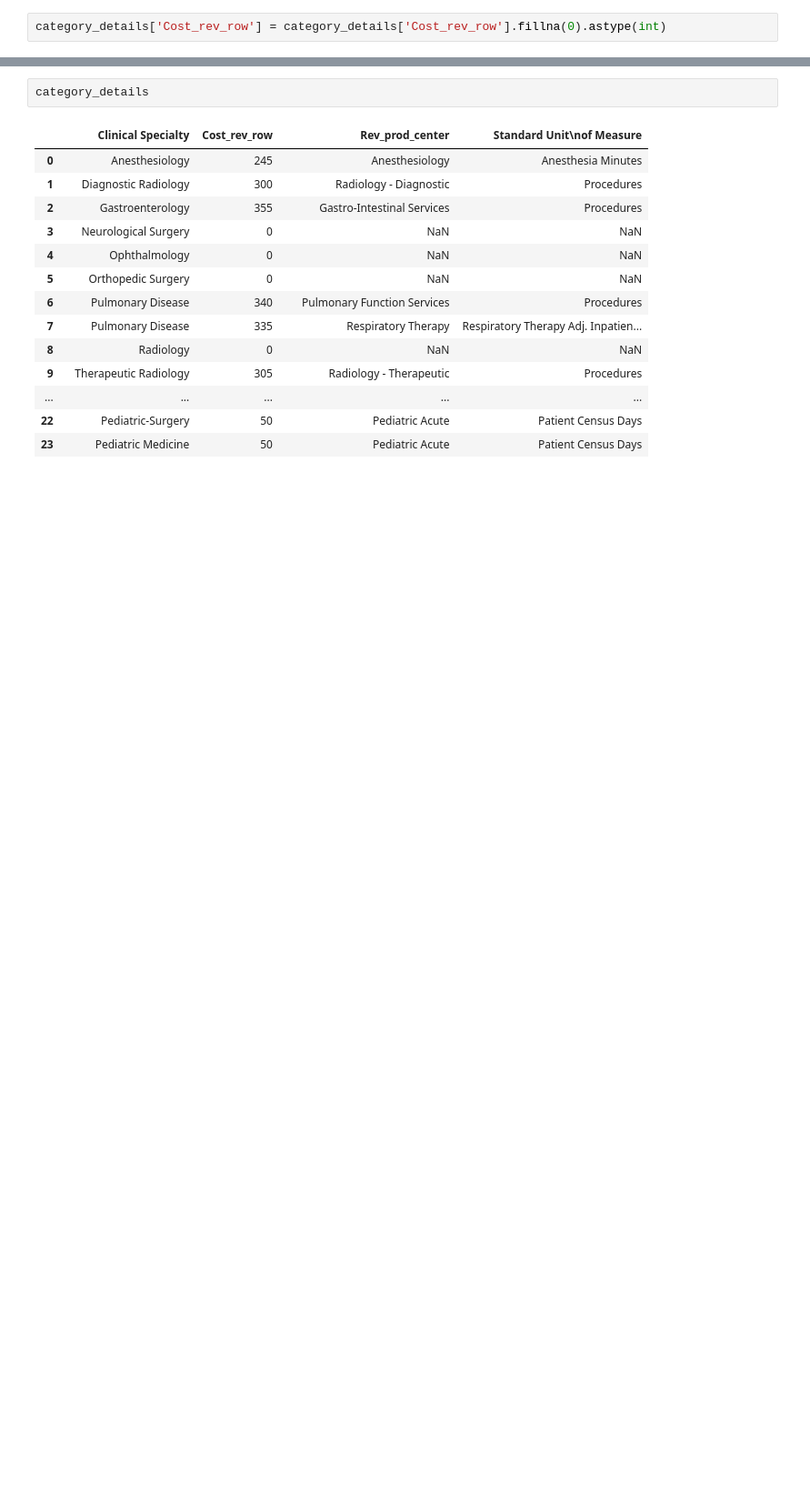
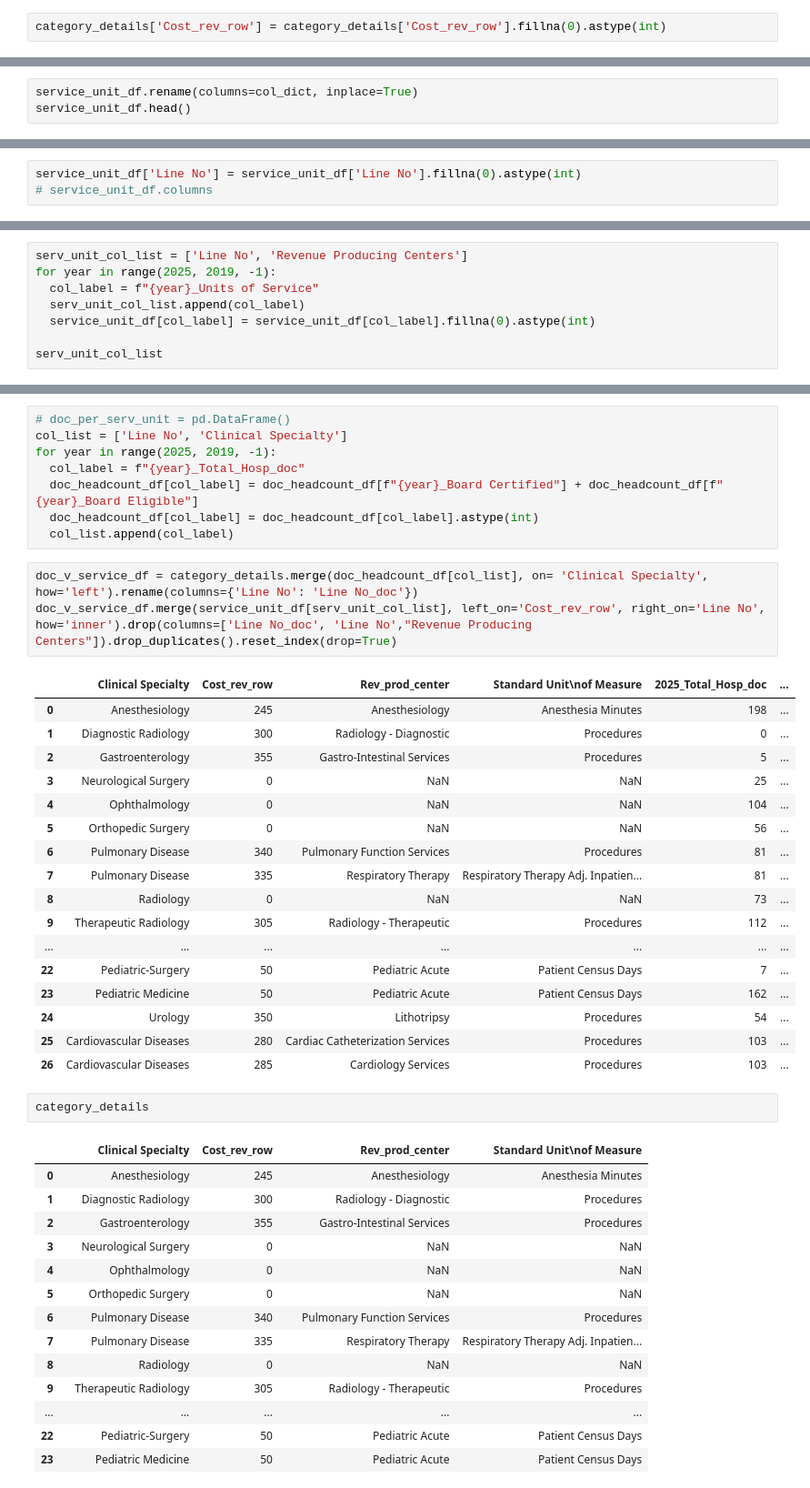
Before and after one commit to tougheye/Data_processing, a Jupyter notebook: Doctor_workload_analysis.ipynb, the cells around one changed output, grey strips where cells are left out. Shown at 91% size. Saved outputs shown, nothing was run; the diff lists cells and outputs as text; blank space fills up the shorter version.

```diff
--- a/Doctor_workload_analysis.ipynb
+++ b/Doctor_workload_analysis.ipynb
@@ -140,0 +134,3 @@ category_details['Cost_rev_row'] = category_details['Cost_rev_row'].fillna(0).as
+# %%
+service_unit_df.rename(columns=col_dict, inplace=True)
+service_unit_df.head()
@@ -140,0 +145,3 @@ category_details['Cost_rev_row'] = category_details['Cost_rev_row'].fillna(0).as
+# %%
+service_unit_df['Line No'] = service_unit_df['Line No'].fillna(0).astype(int)
+# service_unit_df.columns
@@ -140,0 +169,8 @@ category_details['Cost_rev_row'] = category_details['Cost_rev_row'].fillna(0).as
+# %%
+serv_unit_col_list = ['Line No', 'Revenue Producing Centers']
+for year in range(2025, 2019, -1):
+  col_label = f"{year}_Units of Service"
+  serv_unit_col_list.append(col_label)
+  service_unit_df[col_label] = service_unit_df[col_label].fillna(0).astype(int)
+
+serv_unit_col_list
@@ -141,3 +186,32 @@ category_details['Cost_rev_row'] = category_details['Cost_rev_row'].fillna(0).as
+# %%
+# doc_per_serv_unit = pd.DataFrame()
+col_list = ['Line No', 'Clinical Specialty']
+for year in range(2025, 2019, -1):
+  col_label = f"{year}_Total_Hosp_doc"
+  doc_headcount_df[col_label] = doc_headcount_df[f"{year}_Board Certified"] + doc_headcount_df[f"{year}_Board Eligible"]
+  doc_headcount_df[col_label] = doc_headcount_df[col_label].astype(int)
+  col_list.append(col_label)
+# %%
+doc_v_service_df = category_details.merge(doc_headcount_df[col_list], on= 'Clinical Specialty', how='left').rename(columns={'Line No': 'Line No_doc'})
+doc_v_service_df.merge(service_unit_df[serv_unit_col_list], left_on='Cost_rev_row', right_on='Line No', how='inner').drop(columns=['Line No_doc', 'Line No',"Revenue Producing Centers"]).drop_duplicates().reset_index(drop=True)
+# %% [output]
+|  | Clinical Specialty | Cost_rev_row | Rev_prod_center | Standard Unit\nof Measure | 2025_Total_Hosp_doc | ... |
+| 0 | Anesthesiology | 245 | Anesthesiology | Anesthesia Minutes | 198 | ... |
+| 1 | Diagnostic Radiology | 300 | Radiology - Diagnostic | Procedures | 0 | ... |
+| 2 | Gastroenterology | 355 | Gastro-Intestinal Services | Procedures | 5 | ... |
+| 3 | Neurological Surgery | 0 | NaN | NaN | 25 | ... |
+| 4 | Ophthalmology | 0 | NaN | NaN | 104 | ... |
+| 5 | Orthopedic Surgery | 0 | NaN | NaN | 56 | ... |
+| 6 | Pulmonary Disease | 340 | Pulmonary Function Services | Procedures | 81 | ... |
+| 7 | Pulmonary Disease | 335 | Respiratory Therapy | Respiratory Therapy Adj. Inpatien... | 81 | ... |
+| 8 | Radiology | 0 | NaN | NaN | 73 | ... |
+| 9 | Therapeutic Radiology | 305 | Radiology - Therapeutic | Procedures | 112 | ... |
+| ... | ... | ... | ... | ... | ... | ... |
+| 22 | Pediatric-Surgery | 50 | Pediatric Acute | Patient Census Days | 7 | ... |
+| 23 | Pediatric Medicine | 50 | Pediatric Acute | Patient Census Days | 162 | ... |
+| 24 | Urology | 350 | Lithotripsy | Procedures | 54 | ... |
+| 25 | Cardiovascular Diseases | 280 | Cardiac Catheterization Services | Procedures | 103 | ... |
+| 26 | Cardiovascular Diseases | 285 | Cardiology Services | Procedures | 103 | ... |
 # %%
 category_details
 # %% [output]
```
Also changed, not shown: parts of 13 cells of this notebook.
